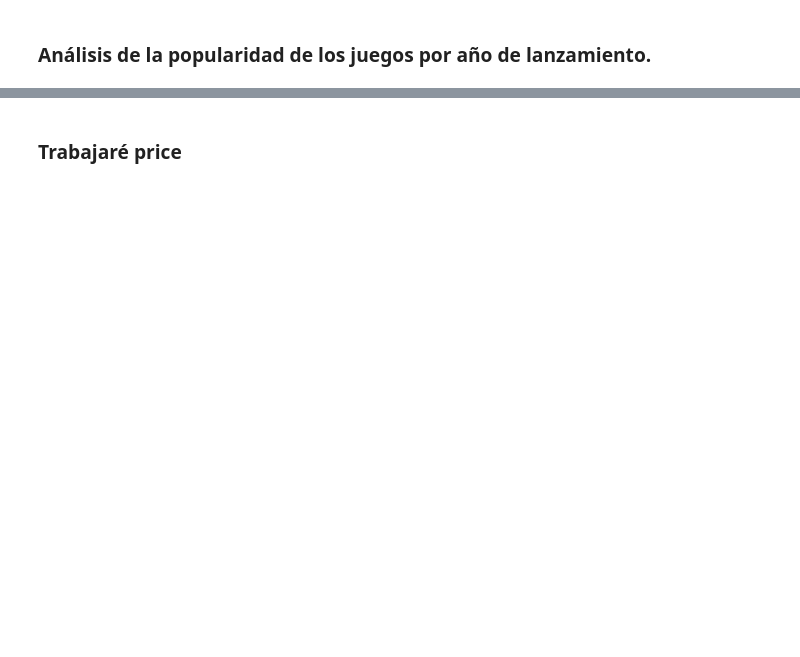
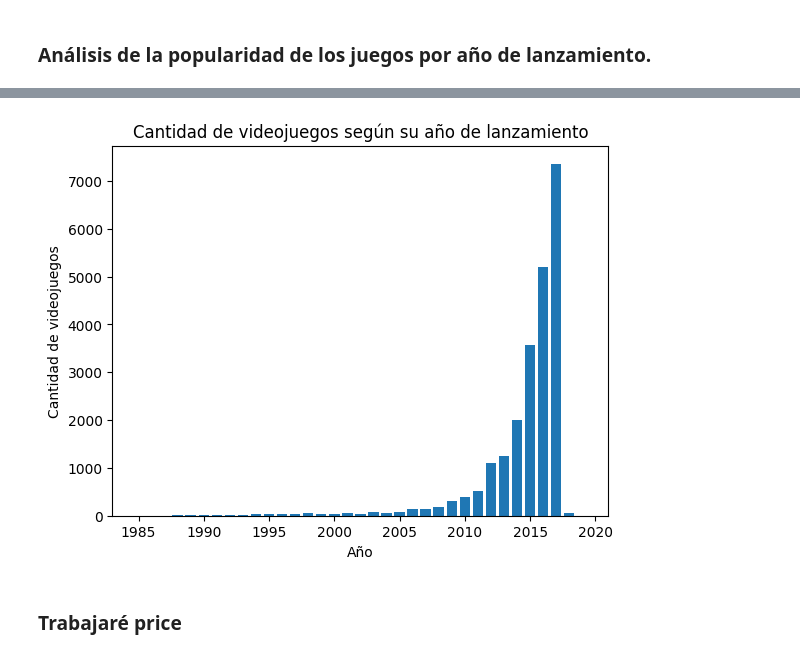
Before and after one commit to JavierEdgarEsteban77/MVP-Steam, a Jupyter notebook: 1PI.ipynb, the cells around one changed output, grey strips where cells are left out. Cells and saved outputs as stored; diff of their text form; code cells hidden in the pictures; blank space fills up the shorter version.

```diff
--- a/1PI.ipynb
+++ b/1PI.ipynb
@@ -219,14 +769,29 @@ print(df_steam_games)
 # %% [markdown]
 ### Trabajaré app_name y title
 # %%
-# Filtro filas sin nulos en app_name o title.
-df_steam_games = df_steam_games[(df_steam_games.app_name.notna()) & (df_steam_games.title.notna())]
+# Importo librerías.
+import pandas as pd
 
-# Hago una mascara cuando app_name sea diferente a title.
-diferentes = (df_steam_games["app_name"] != df_steam_games["title"])
+# Declaramos las columnas
+app_name = []
+title = []
 
-# Obtengo los indices True de diferentes.
-indices_true = diferentes.index[diferentes]
+# Lee los datos de las columnas
+for row in input().split("\n"):
+    app_name.append(row.split(",")[0])
+    title.append(row.split(",")[1])
 
-# Visualizo algunos resultados después de aplicar los filtros.
+# Creamos un DataFrame
+df_steam_games = pd.DataFrame({"app_name": app_name, "title": title})
+
+# Visualizamos el contenido de las columnas
+print(df_steam_games[["app_name", "title"]])
+
+# Creamos una máscara cuando app_name es diferente a title.
+diferentes = df_steam_games["app_name"] != df_steam_games["title"]
+
+# Obtenemos los índices True de diferentes.
+indices_true = diferentes.nonzero()[0]
+
+# Visualizamos algunos resultados después de aplicar los filtros.
 df_steam_games.loc[indices_true, ["app_name", "title"]].sample(10)
@@ -334,19 +1076,24 @@ print(df_steam_games)
 # %%
-# Importo la librería necesaria
+# Importo librerías
 import matplotlib.pyplot as plt
+
+# Extraigo el año de la fecha de lanzamiento
+df_steam_games['año'] = df_steam_games['año de lanzamiento'].dt.year
 
 # Creo una serie con la cantidad de videojuegos según su año de lanzamiento.
 games_by_year = df_steam_games.groupby("año").size()
 
 # Hago un gráfico de barras de games_by_year.
 plt.bar(games_by_year.index, games_by_year.values)
 
 # Ajusto opciones del gráfico.
 plt.xlabel("Año")
 plt.ylabel("Cantidad de videojuegos")
 plt.title("Cantidad de videojuegos según su año de lanzamiento")
-plt.xlim(1970, 2025)
+plt.xlim(1983, 2021)
 plt.show()
+# %% [output]
+[figure, added]
 # %% [markdown]
 ### Trabajaré price
 # %%
```
Also changed, not shown: parts of 140 cells of this notebook, 4 other files.
